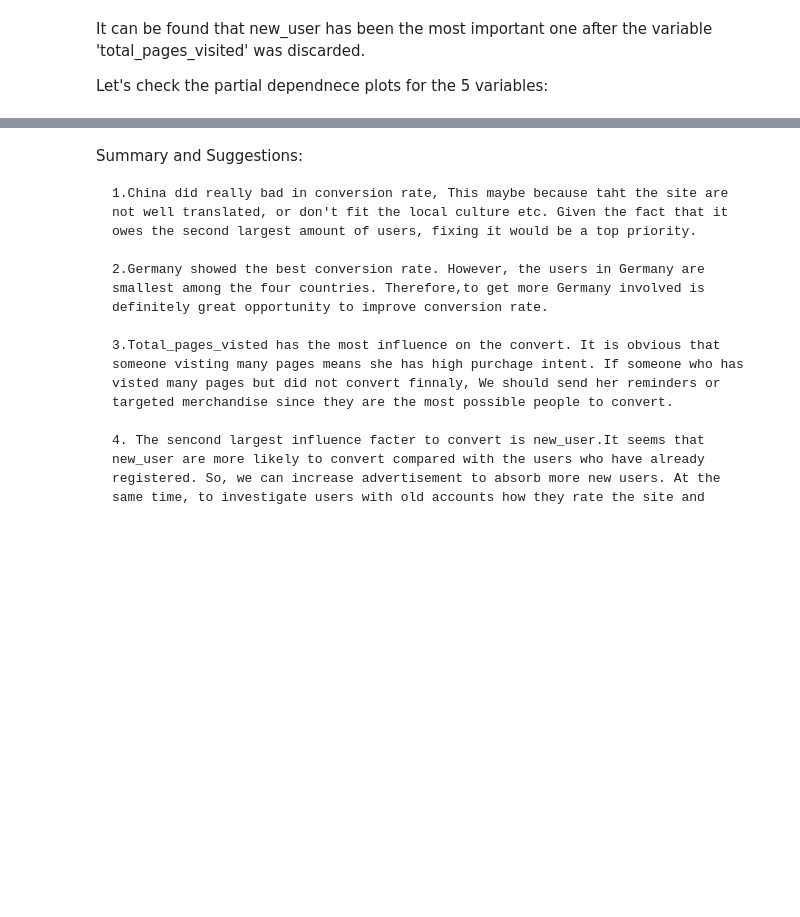
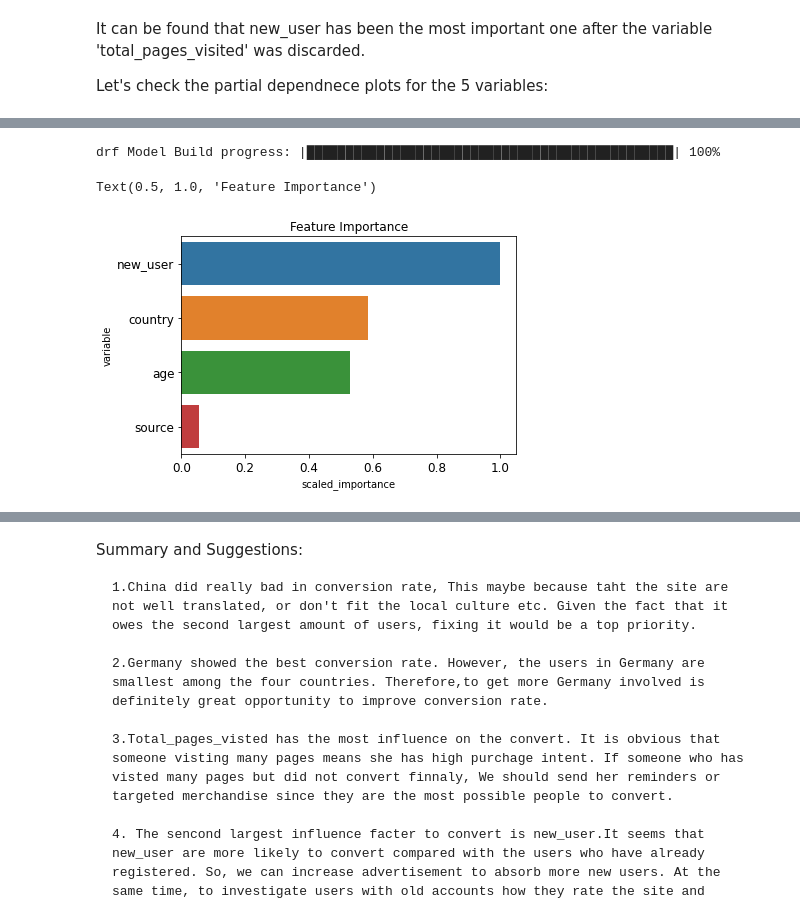
Before and after one commit to Aliciaworld/DS-TakeHomeChallenges, a Jupyter notebook: 01. Conversion Rate.ipynb, the cells around one changed output, grey strips where cells are left out. Cells and saved outputs as stored; diff of their text form; code cells hidden in the pictures; blank space fills up the shorter version.

```diff
--- a/01. Conversion Rate.ipynb
+++ b/01. Conversion Rate.ipynb
@@ -290,0 +331,2 @@ ax[2].set_ylim(0,0.1)
+# %%
+h2o_data = h2o.H2OFrame(data)
@@ -290,0 +411,15 @@ ax[2].set_ylim(0,0.1)
+# %%
+# show the featue importrance vs features after removal of total_pages_visited
+rf_estimator2 = H2ORandomForestEstimator()
+rf_estimator2.train(x=['country','age','new_user','source'], y='converted',training_frame = train)
+
+variable_importance2 = rf_estimator2.varimp(use_pandas=True)
+
+sns.barplot(x='scaled_importance',y='variable',data=variable_importance2)
+plt.xticks(fontsize=12)
+plt.yticks(fontsize=12)
+plt.title('Feature Importance')
+# %% [output]
+drf Model Build progress: |███████████████████████████████████████████████| 100%
+Text(0.5, 1.0, 'Feature Importance')
+[figure, added]
```
Also changed, not shown: parts of 28 cells of this notebook.
